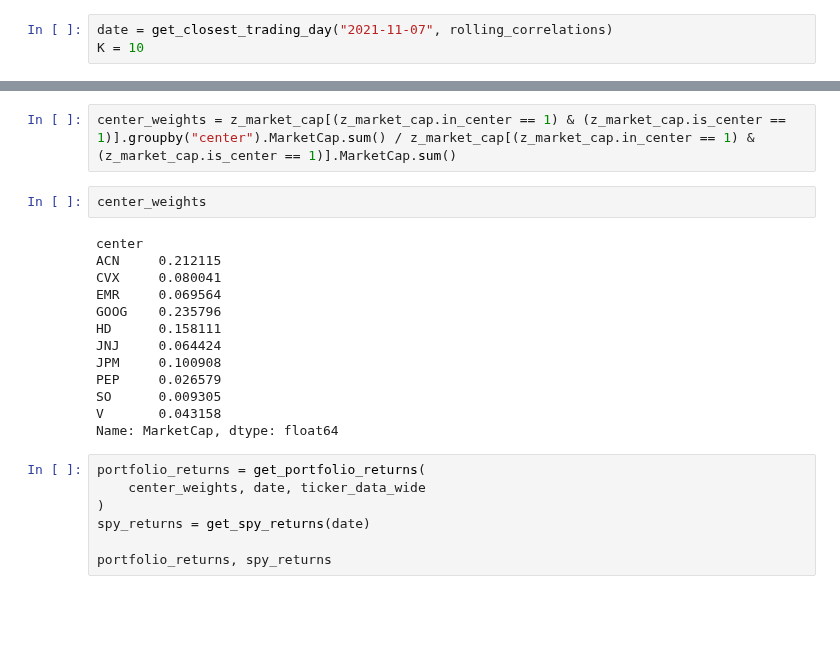
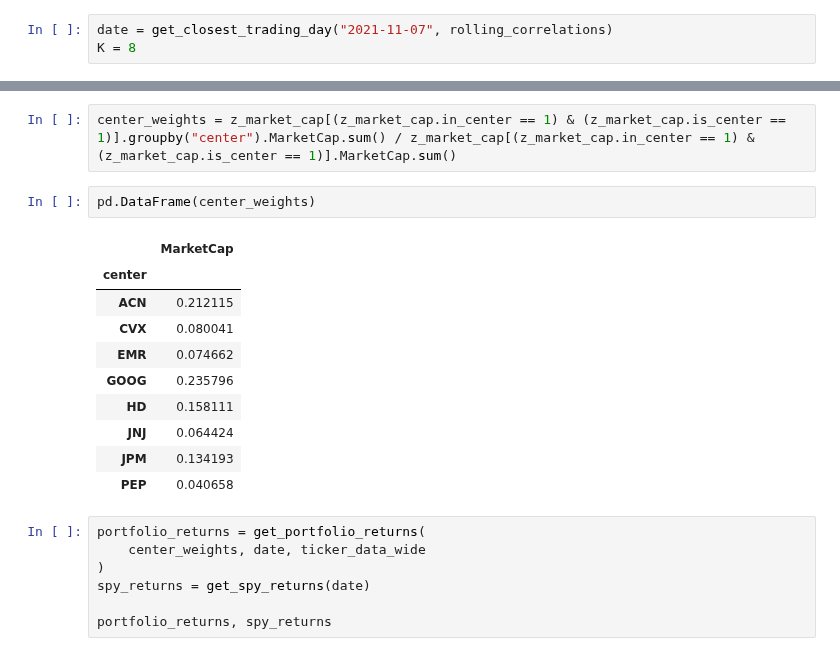
Before and after one commit to layoups/index-funds, a Jupyter notebook: create_indices.ipynb, the cells around one changed output, grey strips where cells are left out. Drawn from its saved outputs; the diff is of its cells as text; blank space fills up the shorter version.

```diff
--- a/create_indices.ipynb
+++ b/create_indices.ipynb
@@ -175,7 +175,7 @@ Name: AAPL, dtype: float64
 # CLUSTERING
 # %%
 date = get_closest_trading_day("2021-11-07", rolling_correlations)
-K = 10
+K = 8
 # %%
 x, y, z = clustering_model(rolling_correlations, date, K, GRB.MAXIMIZE)
 # %% [output]
@@ -205,21 +205,19 @@ z_market_cap = market_caps.loc[
 z_market_cap.reset_index(drop=True, level=1, inplace=True)
 # %%
 center_weights = z_market_cap[(z_market_cap.in_center == 1) & (z_market_cap.is_center == 1)].groupby("center").MarketCap.sum() / z_market_cap[(z_market_cap.in_center == 1) & (z_market_cap.is_center == 1)].MarketCap.sum()
-# %%
-center_weights
-# %% [output]
-center
-ACN     0.212115
-CVX     0.080041
-EMR     0.069564
-GOOG    0.235796
-HD      0.158111
-JNJ     0.064424
-JPM     0.100908
-PEP     0.026579
-SO      0.009305
-V       0.043158
-Name: MarketCap, dtype: float64
+# %%
+pd.DataFrame(center_weights)
+# %% [output]
+|  | MarketCap |
+| center |  |
+| ACN | 0.212115 |
+| CVX | 0.080041 |
+| EMR | 0.074662 |
+| GOOG | 0.235796 |
+| HD | 0.158111 |
+| JNJ | 0.064424 |
+| JPM | 0.134193 |
+| PEP | 0.040658 |
 # %%
 portfolio_returns = get_portfolio_returns(
     center_weights, date, ticker_data_wide
```
Also changed, not shown: 1 other file.
